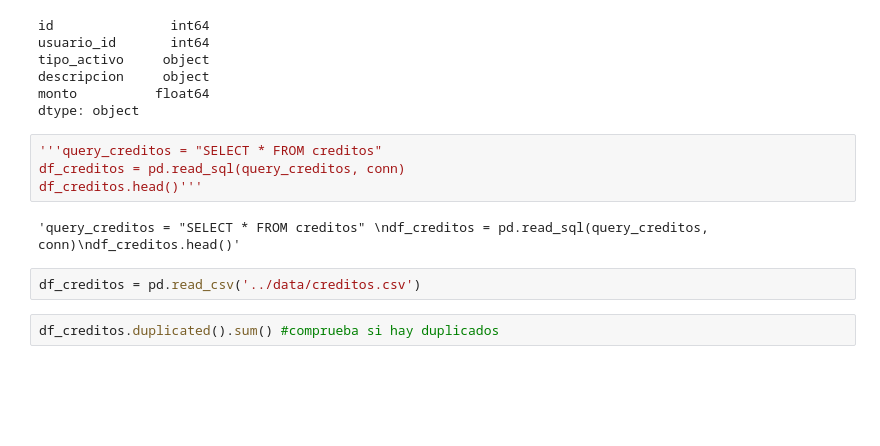
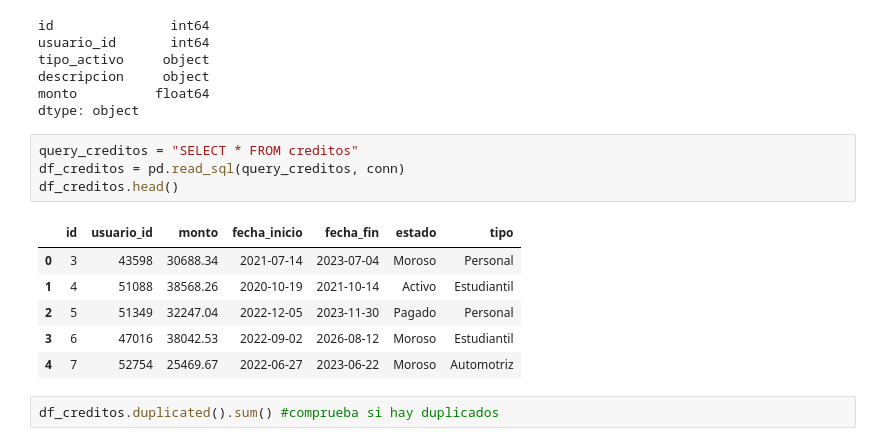
Before and after one commit to vfpomer/banco_creditos, a Jupyter notebook: notebooks/banco_prep.ipynb, the cells around one changed output. Cells and saved outputs as stored; diff of their text form; blank space fills up the shorter version.

```diff
--- a/notebooks/banco_prep.ipynb
+++ b/notebooks/banco_prep.ipynb
@@ -123,13 +127,16 @@ descripcion     object
 monto          float64
 dtype: object
 # %%
-'''query_creditos = "SELECT * FROM creditos"
+query_creditos = "SELECT * FROM creditos"
 df_creditos = pd.read_sql(query_creditos, conn)
-df_creditos.head()'''
+df_creditos.head()
 # %% [output]
-'query_creditos = "SELECT * FROM creditos" \ndf_creditos = pd.read_sql(query_creditos, conn)\ndf_creditos.head()'
+|  | id | usuario_id | monto | fecha_inicio | fecha_fin | estado | tipo |
+| 0 | 3 | 43598 | 30688.34 | 2021-07-14 | 2023-07-04 | Moroso | Personal |
+| 1 | 4 | 51088 | 38568.26 | 2020-10-19 | 2021-10-14 | Activo | Estudiantil |
+| 2 | 5 | 51349 | 32247.04 | 2022-12-05 | 2023-11-30 | Pagado | Personal |
+| 3 | 6 | 47016 | 38042.53 | 2022-09-02 | 2026-08-12 | Moroso | Estudiantil |
+| 4 | 7 | 52754 | 25469.67 | 2022-06-27 | 2023-06-22 | Moroso | Automotriz |
-# %%
-df_creditos = pd.read_csv('../data/creditos.csv')
 # %%
 df_creditos.duplicated().sum() #comprueba si hay duplicados
 # %% [output]
```
Also changed, not shown: parts of 11 cells of this notebook, 9 other files.
